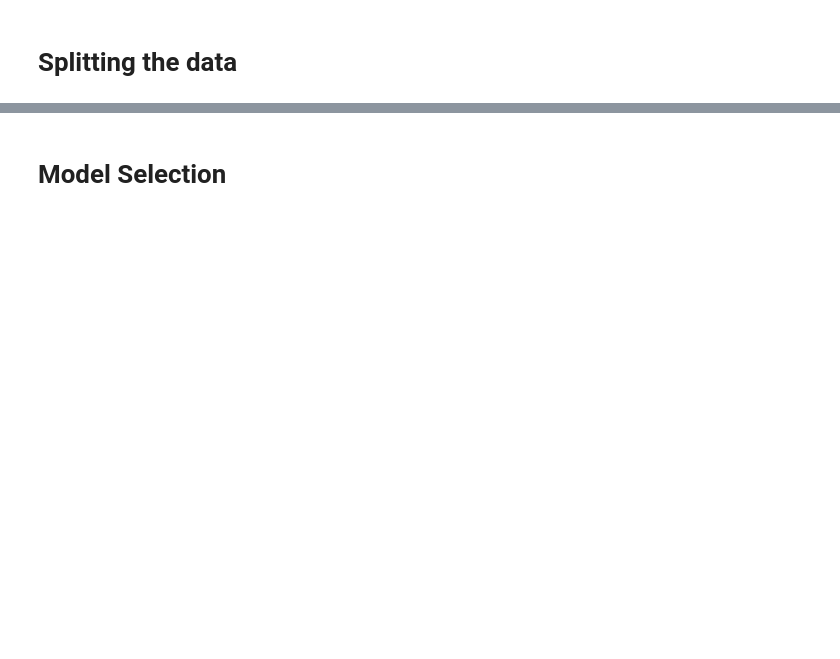
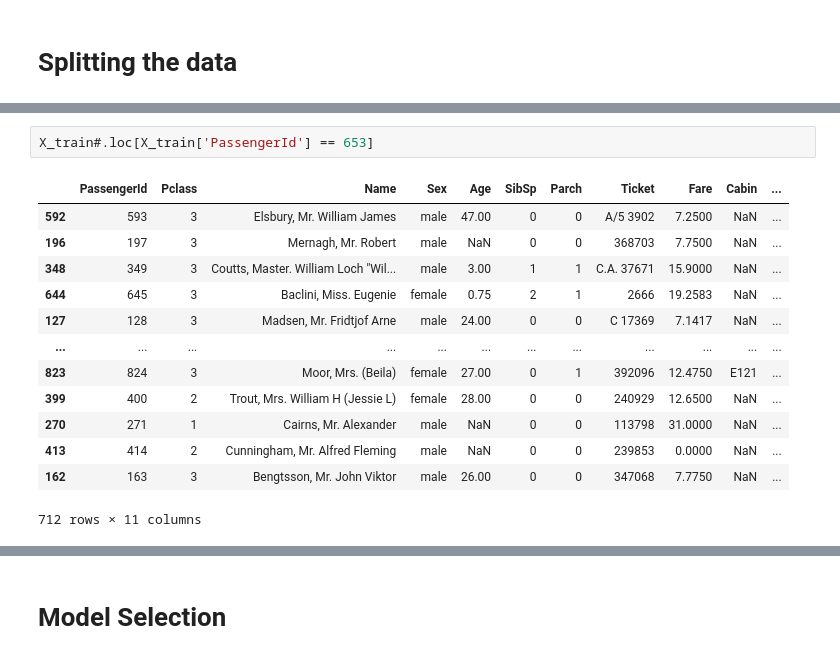
Before and after one commit to publichamlet/Titanic_model_try, a Jupyter notebook: notebook/titanic_pred.ipynb, the cells around one changed output, grey strips where cells are left out. Saved outputs shown, nothing was run; the diff lists cells and outputs as text; blank space fills up the shorter version.

```diff
--- a/notebook/titanic_pred.ipynb
+++ b/notebook/titanic_pred.ipynb
@@ -453,0 +698,16 @@ X_train, X_test, y_train, y_test = train_test_split(X, y, test_size=0.3, stratif
+# %%
+X_train#.loc[X_train['PassengerId'] == 653]
+# %% [output]
+|  | PassengerId | Pclass | Name | Sex | Age | SibSp | Parch | Ticket | Fare | Cabin | ... |
+| 592 | 593 | 3 | Elsbury, Mr. William James | male | 47.00 | 0 | 0 | A/5 3902 | 7.2500 | NaN | ... |
+| 196 | 197 | 3 | Mernagh, Mr. Robert | male | NaN | 0 | 0 | 368703 | 7.7500 | NaN | ... |
+| 348 | 349 | 3 | Coutts, Master. William Loch "Wil... | male | 3.00 | 1 | 1 | C.A. 37671 | 15.9000 | NaN | ... |
+| 644 | 645 | 3 | Baclini, Miss. Eugenie | female | 0.75 | 2 | 1 | 2666 | 19.2583 | NaN | ... |
+| 127 | 128 | 3 | Madsen, Mr. Fridtjof Arne | male | 24.00 | 0 | 0 | C 17369 | 7.1417 | NaN | ... |
+| ... | ... | ... | ... | ... | ... | ... | ... | ... | ... | ... | ... |
+| 823 | 824 | 3 | Moor, Mrs. (Beila) | female | 27.00 | 0 | 1 | 392096 | 12.4750 | E121 | ... |
+| 399 | 400 | 2 | Trout, Mrs. William H (Jessie L) | female | 28.00 | 0 | 0 | 240929 | 12.6500 | NaN | ... |
+| 270 | 271 | 1 | Cairns, Mr. Alexander | male | NaN | 0 | 0 | 113798 | 31.0000 | NaN | ... |
+| 413 | 414 | 2 | Cunningham, Mr. Alfred Fleming | male | NaN | 0 | 0 | 239853 | 0.0000 | NaN | ... |
+| 162 | 163 | 3 | Bengtsson, Mr. John Viktor | male | 26.00 | 0 | 0 | 347068 | 7.7750 | NaN | ... |
+712 rows × 11 columns
```
Also changed, not shown: parts of 67 cells of this notebook, 5 other files.
